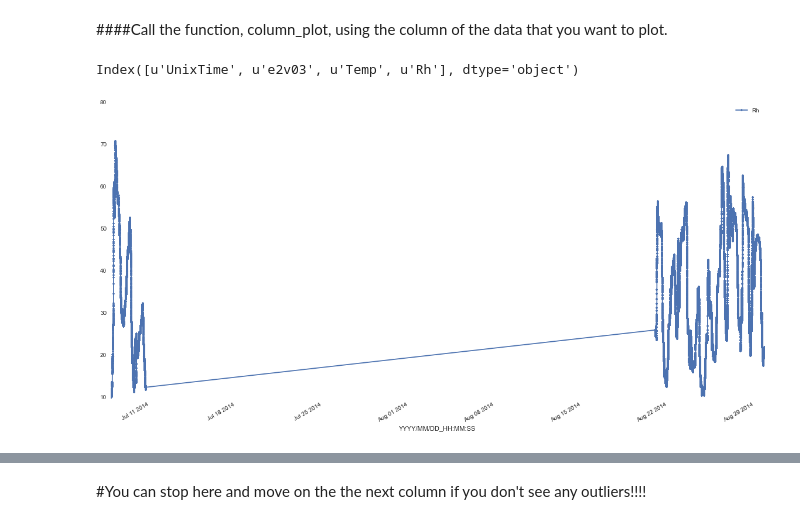
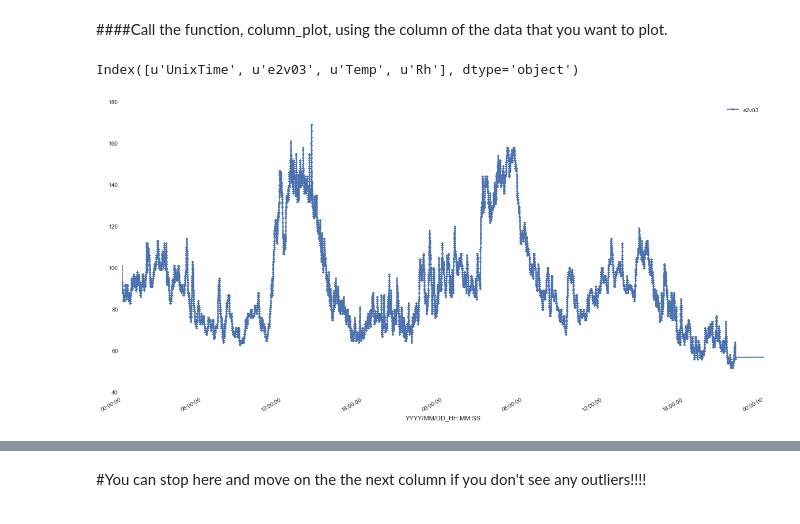
Before and after one commit to balmandhunter/Regressions_machine_learning, a Jupyter notebook: clean_CAMP_data.ipynb, the cells around one changed output, grey strips where cells are left out. Drawn from its saved outputs; the diff is of its cells as text; code cells hidden in the pictures.

```diff
--- a/clean_CAMP_data.ipynb
+++ b/clean_CAMP_data.ipynb
@@ -6,4 +6,6 @@ import numpy as np
 %matplotlib inline
 # %% [markdown]
 ###Import the data.
+# %%
+pod_num = 'D0'
 # %%
@@ -36,7 +28,7 @@ df_P = pd.io.parsers.read_csv(filepath_or_buffer = 'clean_CAMP.csv',index_col =
 ####Enter the column number you'd like to evaluate.
 # %%
 #col = raw_input('Enter the column you would like to inspect: ')
-col = 'Rh'
+col = 'e2v03'
 # %% [markdown]
 ####Define a function, called unique_column_values, that displays every unique value in the selected column.
 # %%
@@ -73,19 +55,50 @@ Rh [ 10.   10.1  10.2  10.3  10.4  10.6  10.5  10.7  10.8  10.9  11.   11.1
+# %%
+def assign_pod_calibration_times(pod_num, time_chunk):
+    if time_chunk == 1:
+        if pod_num == 'F3' or pod_num == 'F4' or pod_num == 'F5' or pod_num == 'F6'  or pod_num == 'F7' or pod_num == 'D0':
+            xlim = ['2014-07-11 00:00:00', '2014-07-13 00:00:00']
+        elif pod_num == 'D8' or pod_num == 'F8':
+            xlim = ['2014-07-11 00:00:00', '2014-7-12 00:00:00']
+        elif pod_num == 'D4' or pod_num == 'D6' or pod_num == 'D8' or pod_num == 'N4' or pod_num == 'N7' or pod_num == 'N8':
+            xlim = ['2014-07-13 00:00:00', '2014-7-15 00:00:00']
+        elif pod_num == 'N3' or pod_num == 'N5' or pod_num == 'D3':
+            xlim = ['2014-07-8 00:00:00', '2014-7-11 00:00:00']
+    else:
+        if pod_num == 'F8':
+            xlim = ['2014-08-29 00:00:00', '2014-09-4 00:00:00']
+        elif pod_num == 'D4' or pod_num == 'F4':
+            xlim = ['2014-08-15 00:00:00', '2014-08-21 00:00:00']
+        elif pod_num == 'D0':
+            xlim = ['2014-08-30 00:00:00', '2014-09-4 00:00:00']
+
+        elif (pod_num == 'D3' or pod_num == 'D6' or pod_num == 'F3' or pod_num == 'D8' or pod_num == 'F5' or
+            pod_num == 'F6' or pod_num == 'N8'):
+            xlim = ['2014-08-21 00:00:00', '2014-08-30 00:00:00']
+        elif pod_num == 'F7' or pod_num == 'N4':
+            xlim = ['2014-08-15 00:00:00', '2014-08-21 00:00:00']
+        elif pod_num == 'N3':
+            xlim = ['2014-08-14 00:00:00', '2014-08-21 00:00:00']
+        elif pod_num == 'D4' or pod_num == 'N5':
+            xlim = ['2014-08-29 00:00:00', '2014-09-4 00:00:00']
+        elif pod_num == 'N7':
+            xlim = ['2014-08-16 00:00:00', '2014-08-22 00:00:00']
+    return xlim
 # %% [markdown]
 ####Define a function, column_plot, that gives you a plot of all of the data on one column. Look for outliers.
 # %%
-def column_plot(df,column_name):
+def column_plot(df,column_name, time_chunk):
 
     #df.keys generates a list containing all of the column names
     column_names = df.keys()
     print column_names
+    xlim = assign_pod_calibration_times(pod_num, time_chunk)
     #look at every unique value in each column sto make sure they look reasonable
     #column_num is the number of the column that the user picks
-    df[column_name].plot(marker = '.',figsize = (20,10),legend = True)
-    #, xlim=['2014-08-19 00:00:00', '2014-08-21 00:00:00']
+    df[column_name].plot(marker = '.',figsize = (20,10), legend = True, xlim = xlim)
 # %% [markdown]
 ####Call the function, column_plot, using the column of the data that you want to plot.
 # %%
-column_plot(df_P,col)
+column_plot(df_P,col, 1)
 # %% [output]
 Index([u'UnixTime', u'e2v03', u'Temp', u'Rh'], dtype='object')
-[figure, old version]
+[figure, new version]
```
Also changed, not shown: parts of 4 cells of this notebook, 4 other files.
